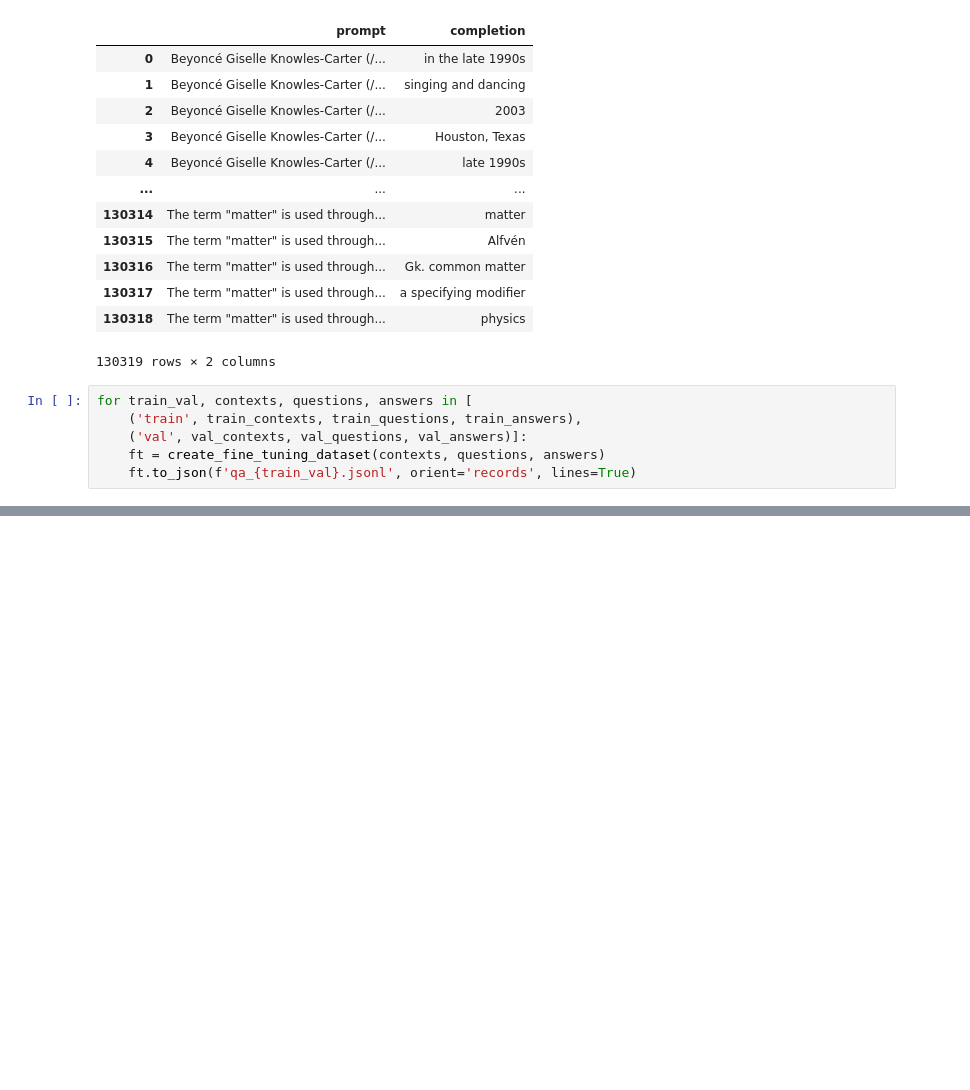
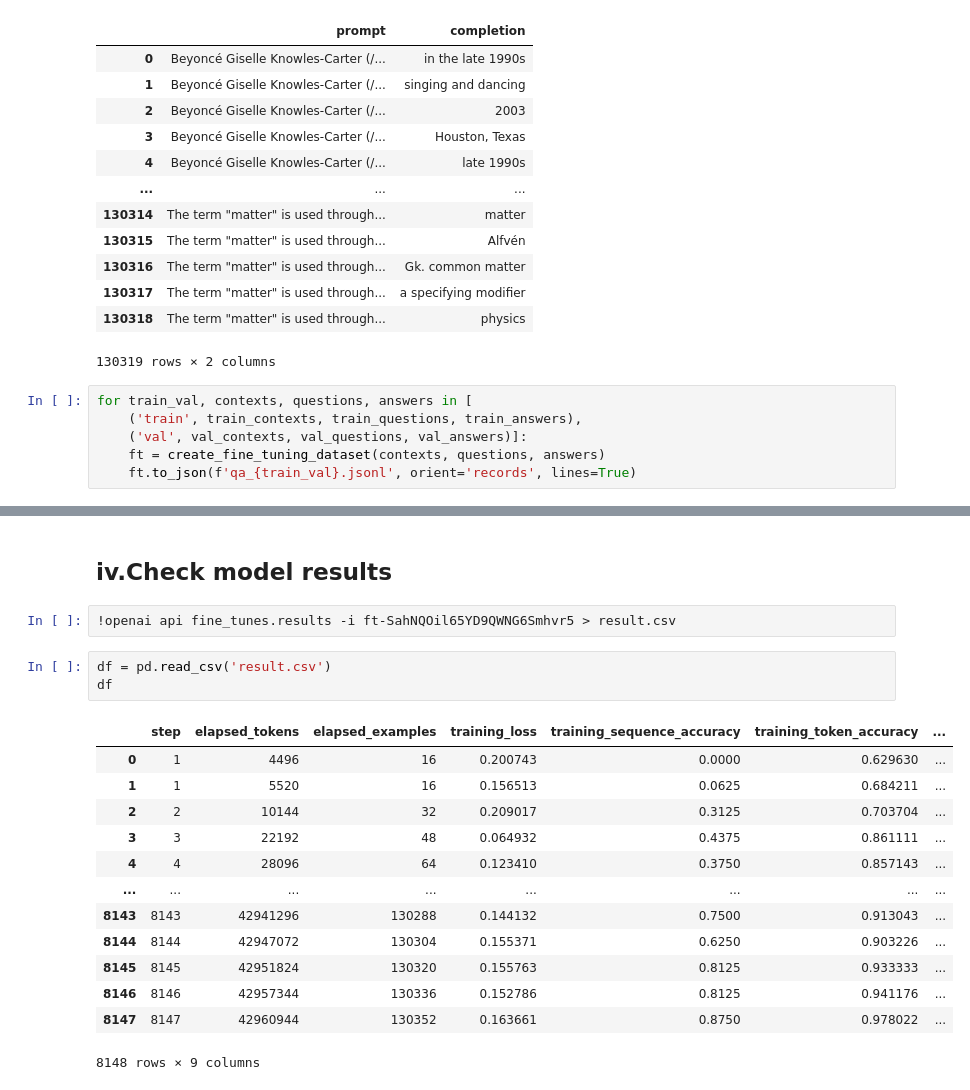
Before and after one commit to andyl98/AlphaText, a Jupyter notebook: model_squad.ipynb, the cells around one changed output, grey strips where cells are left out. Cells and saved outputs as stored; diff of their text form; blank space fills up the shorter version.

```diff
--- a/model_squad.ipynb
+++ b/model_squad.ipynb
@@ -283,0 +242,21 @@ AuthenticationError: Incorrect API key provided: "sk-dkAv***********************
+# %% [markdown]
+## iv.Check model results
+# %%
+!openai api fine_tunes.results -i ft-SahNQOil65YD9QWNG6Smhvr5 > result.csv
+# %%
+df = pd.read_csv('result.csv')
+df
+# %% [output]
+|  | step | elapsed_tokens | elapsed_examples | training_loss | training_sequence_accuracy | training_token_accuracy | ... |
+| 0 | 1 | 4496 | 16 | 0.200743 | 0.0000 | 0.629630 | ... |
+| 1 | 1 | 5520 | 16 | 0.156513 | 0.0625 | 0.684211 | ... |
+| 2 | 2 | 10144 | 32 | 0.209017 | 0.3125 | 0.703704 | ... |
+| 3 | 3 | 22192 | 48 | 0.064932 | 0.4375 | 0.861111 | ... |
+| 4 | 4 | 28096 | 64 | 0.123410 | 0.3750 | 0.857143 | ... |
+| ... | ... | ... | ... | ... | ... | ... | ... |
+| 8143 | 8143 | 42941296 | 130288 | 0.144132 | 0.7500 | 0.913043 | ... |
+| 8144 | 8144 | 42947072 | 130304 | 0.155371 | 0.6250 | 0.903226 | ... |
+| 8145 | 8145 | 42951824 | 130320 | 0.155763 | 0.8125 | 0.933333 | ... |
+| 8146 | 8146 | 42957344 | 130336 | 0.152786 | 0.8125 | 0.941176 | ... |
+| 8147 | 8147 | 42960944 | 130352 | 0.163661 | 0.8750 | 0.978022 | ... |
+8148 rows × 9 columns
```
Also changed, not shown: parts of 30 cells of this notebook, 6 other files.
